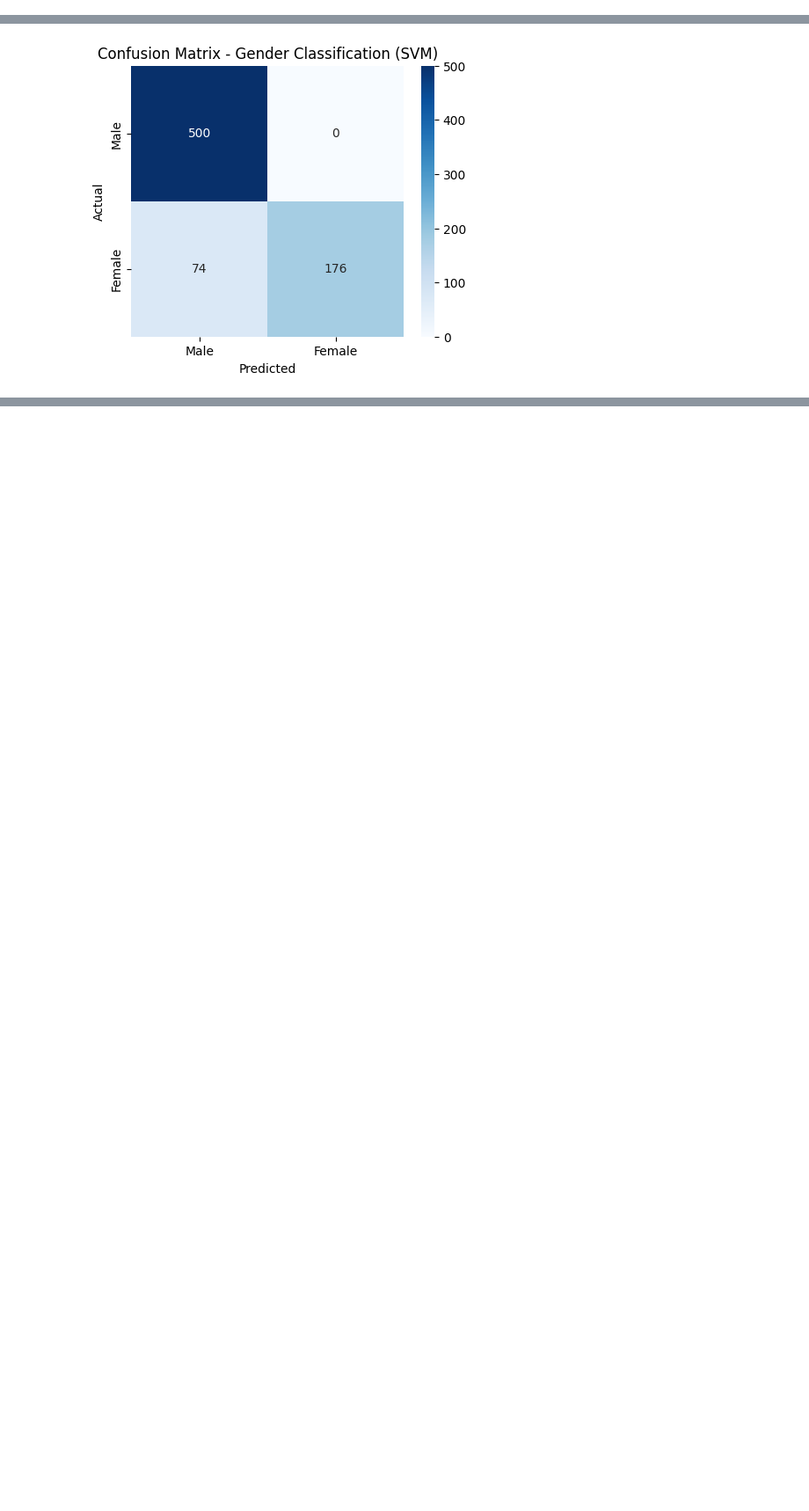
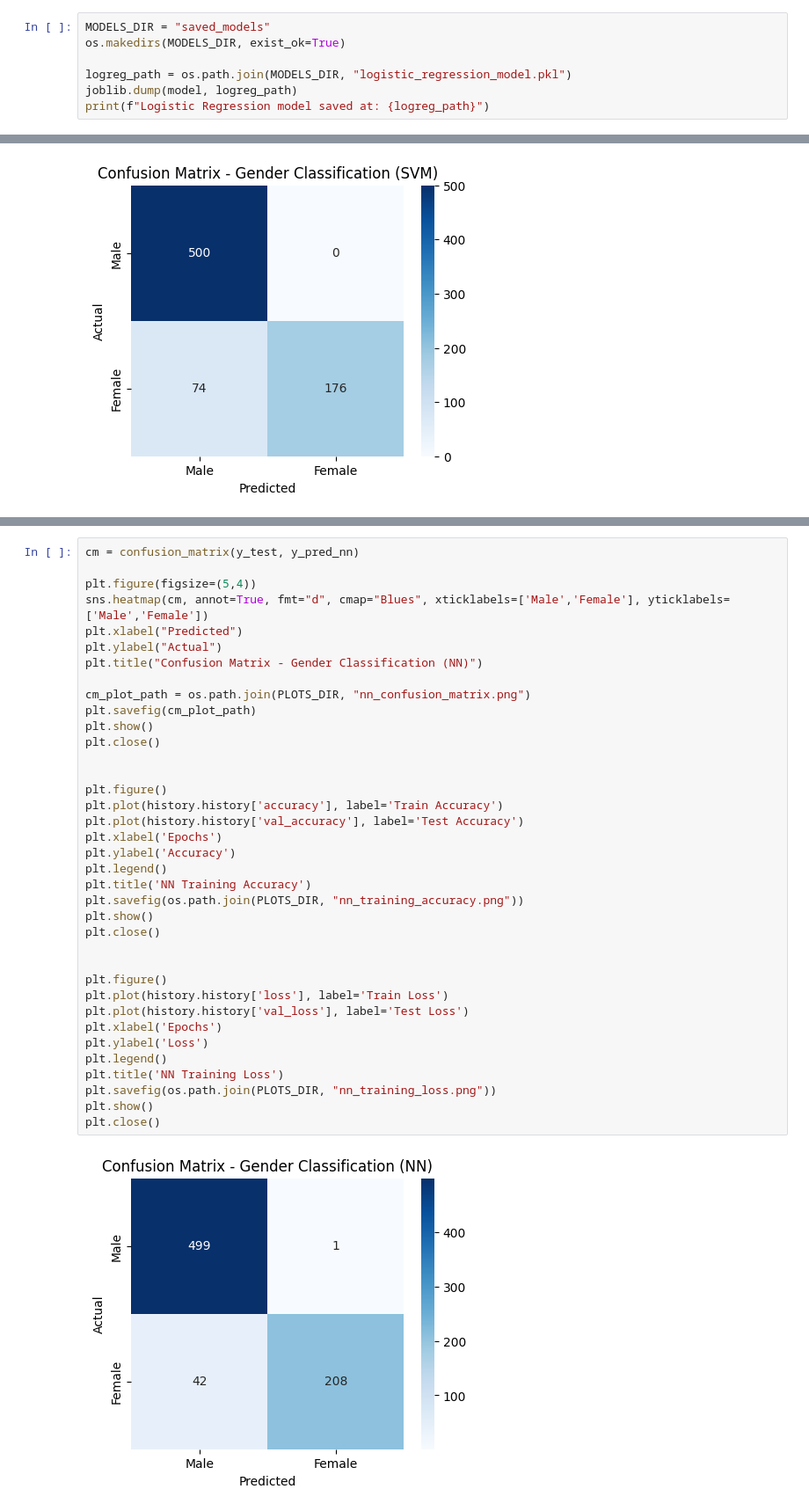
Before and after one commit to zubair-ui/Gender-Classification-from-Urdu-Audio, a Jupyter notebook: gender-classification-from-urdu-audio.ipynb, the cells around one changed output, grey strips where cells are left out. Shown at 88% size. Cells and saved outputs as stored; diff of their text form; blank space fills up the shorter version.

Commit message:
Trained a small NN

```diff
--- a/gender-classification-from-urdu-audio.ipynb
+++ b/gender-classification-from-urdu-audio.ipynb
@@ -295,0 +305,7 @@ plt.close()
+# %%
+MODELS_DIR = "saved_models"
+os.makedirs(MODELS_DIR, exist_ok=True)
+
+logreg_path = os.path.join(MODELS_DIR, "logistic_regression_model.pkl")
+joblib.dump(model, logreg_path)
+print(f"Logistic Regression model saved at: {logreg_path}")
@@ -340,0 +454,39 @@ plt.close()
+# %%
+cm = confusion_matrix(y_test, y_pred_nn)
+
+plt.figure(figsize=(5,4))
+sns.heatmap(cm, annot=True, fmt="d", cmap="Blues", xticklabels=['Male','Female'], yticklabels=['Male','Female'])
+plt.xlabel("Predicted")
+plt.ylabel("Actual")
+plt.title("Confusion Matrix - Gender Classification (NN)")
+
+cm_plot_path = os.path.join(PLOTS_DIR, "nn_confusion_matrix.png")
+plt.savefig(cm_plot_path)
+plt.show()
+plt.close()
+
+
+plt.figure()
+plt.plot(history.history['accuracy'], label='Train Accuracy')
+plt.plot(history.history['val_accuracy'], label='Test Accuracy')
+plt.xlabel('Epochs')
+plt.ylabel('Accuracy')
+plt.legend()
+plt.title('NN Training Accuracy')
+plt.savefig(os.path.join(PLOTS_DIR, "nn_training_accuracy.png"))
+plt.show()
+plt.close()
+
+
+plt.figure()
+plt.plot(history.history['loss'], label='Train Loss')
+plt.plot(history.history['val_loss'], label='Test Loss')
+plt.xlabel('Epochs')
+plt.ylabel('Loss')
+plt.legend()
+plt.title('NN Training Loss')
+plt.savefig(os.path.join(PLOTS_DIR, "nn_training_loss.png"))
+plt.show()
+plt.close()
+# %% [output]
+[figure, added]
```
Also changed, not shown: parts of 10 cells of this notebook.
